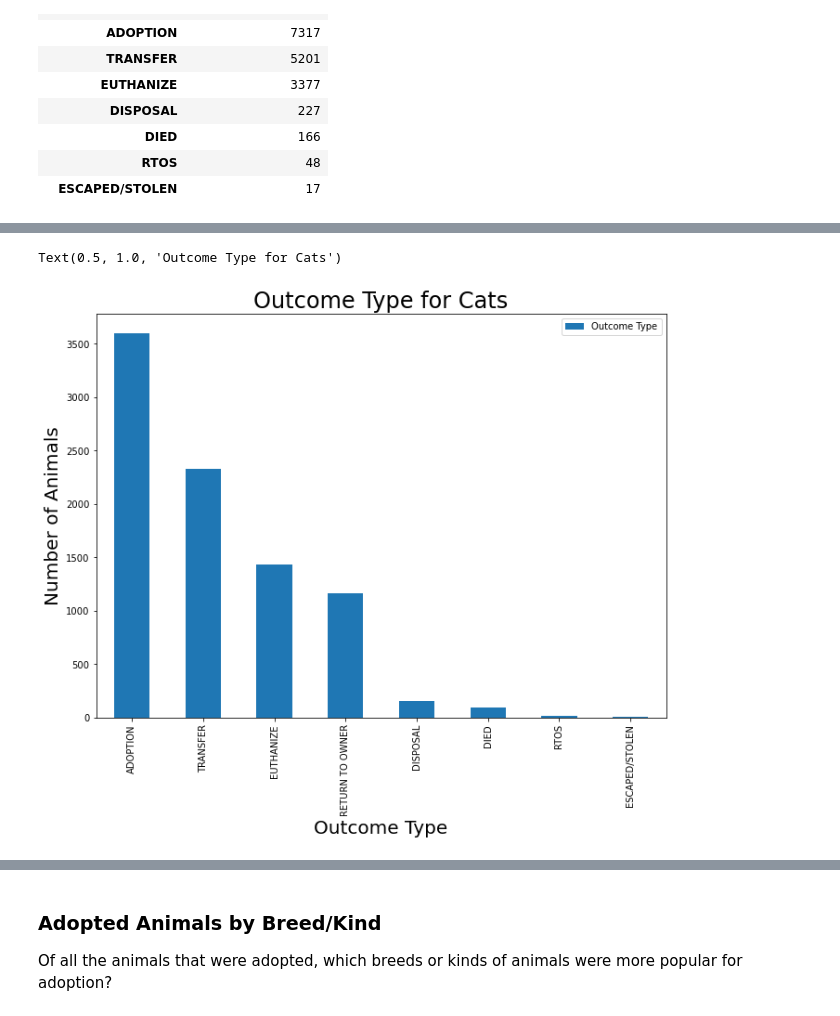
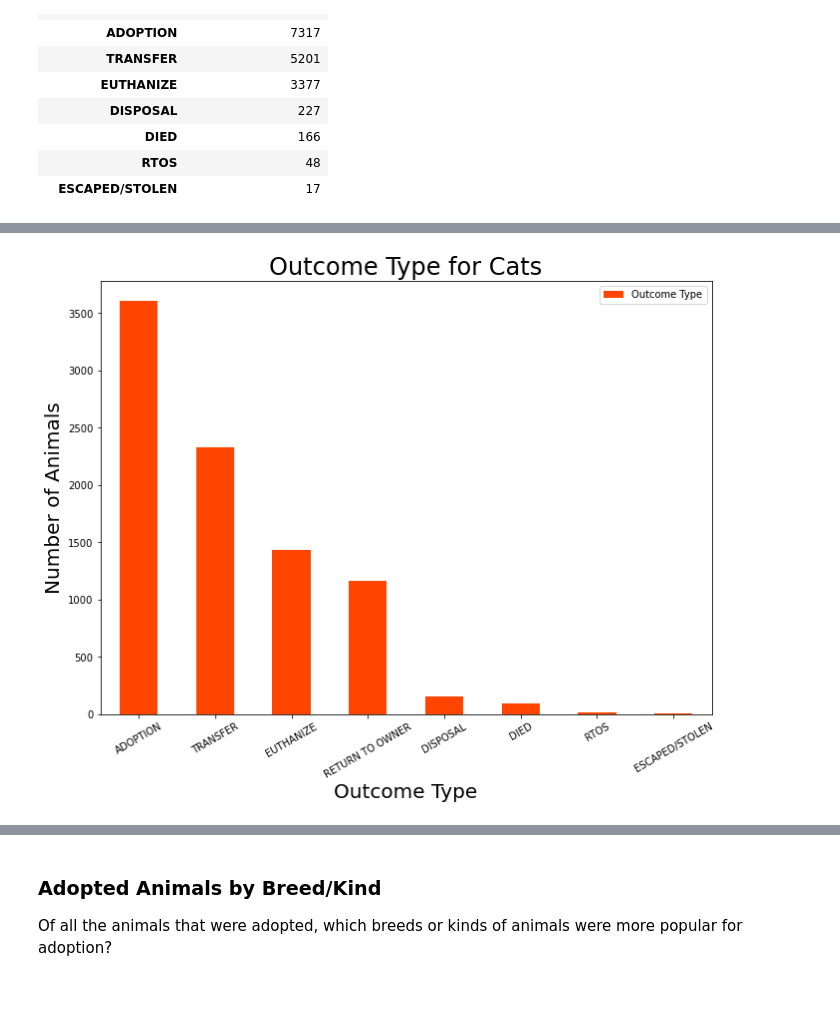
Before and after one commit to MenardCayabyab/Project3, a Jupyter notebook: Project 3 Sketchbook.ipynb, the cells around one changed output, grey strips where cells are left out. Cells and saved outputs as stored; diff of their text form; code cells hidden in the pictures.

```diff
--- a/Project 3 Sketchbook.ipynb
+++ b/Project 3 Sketchbook.ipynb
@@ -247,10 +272,11 @@ Text(0.5, 1.0, 'Outcome Type for Dogs')
 # %%
 outcome_counts_cats = pd.DataFrame(SCAS_cats["Outcome Type"].value_counts())
-cat_outcomes_plt = outcome_counts_cats.plot(kind="bar", figsize=(11,8))
+cat_outcomes_plt = outcome_counts_cats.plot(kind="bar", figsize=(11,8),color="orangered")
 cat_outcomes_plt.set_xlabel("Outcome Type", fontsize=20)
 cat_outcomes_plt.set_ylabel("Number of Animals",fontsize=20)
-
+plt.xticks(rotation=30)
 plt.title("Outcome Type for Cats", fontsize=24)
+plt.savefig("images/OverallOutcomes_Cats.jpg")
+plt.show()
 # %% [output]
-Text(0.5, 1.0, 'Outcome Type for Cats')
-[figure, old version]
+[figure, new version]
```
Also changed, not shown: parts of 16 cells of this notebook, 9 other files.
